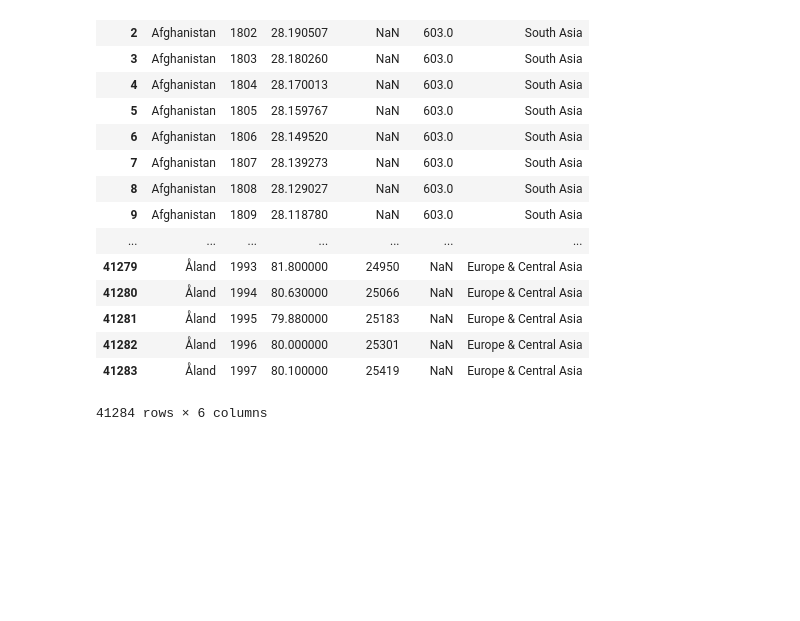
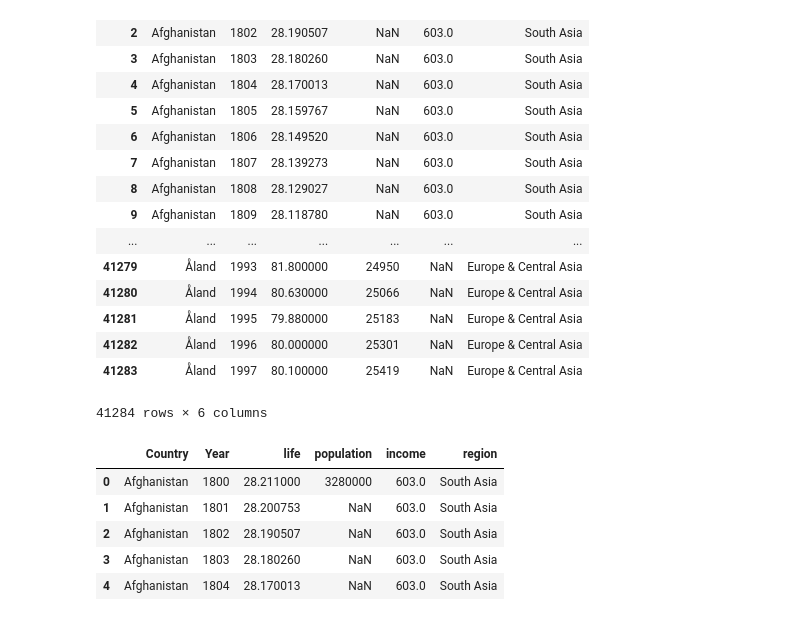
Before and after one commit to HardPlant/TIL, a Jupyter notebook: Tacademy/D3_Data_Visual/01.pandas_exercise.ipynb, the cells around one changed output. Drawn from its saved outputs; the diff is of its cells as text; code cells hidden in the pictures; blank space fills up the shorter version.

```diff
--- a/Tacademy/D3_Data_Visual/01.pandas_exercise.ipynb
+++ b/Tacademy/D3_Data_Visual/01.pandas_exercise.ipynb
@@ -122,3 +122,12 @@ KeyError: "['lifeincome'] not found in axis"
 | 41282 | Åland | 1996 | 80.000000 | 25301 | NaN | Europe & Central Asia |
 | 41283 | Åland | 1997 | 80.100000 | 25419 | NaN | Europe & Central Asia |
 41284 rows × 6 columns
+# %%
+df.head()
+# %% [output]
+|  | Country | Year | life | population | income | region |
+| 0 | Afghanistan | 1800 | 28.211000 | 3280000 | 603.0 | South Asia |
+| 1 | Afghanistan | 1801 | 28.200753 | NaN | 603.0 | South Asia |
+| 2 | Afghanistan | 1802 | 28.190507 | NaN | 603.0 | South Asia |
+| 3 | Afghanistan | 1803 | 28.180260 | NaN | 603.0 | South Asia |
+| 4 | Afghanistan | 1804 | 28.170013 | NaN | 603.0 | South Asia |
```
Also changed, not shown: parts of 3 cells of this notebook, 1 other file.
